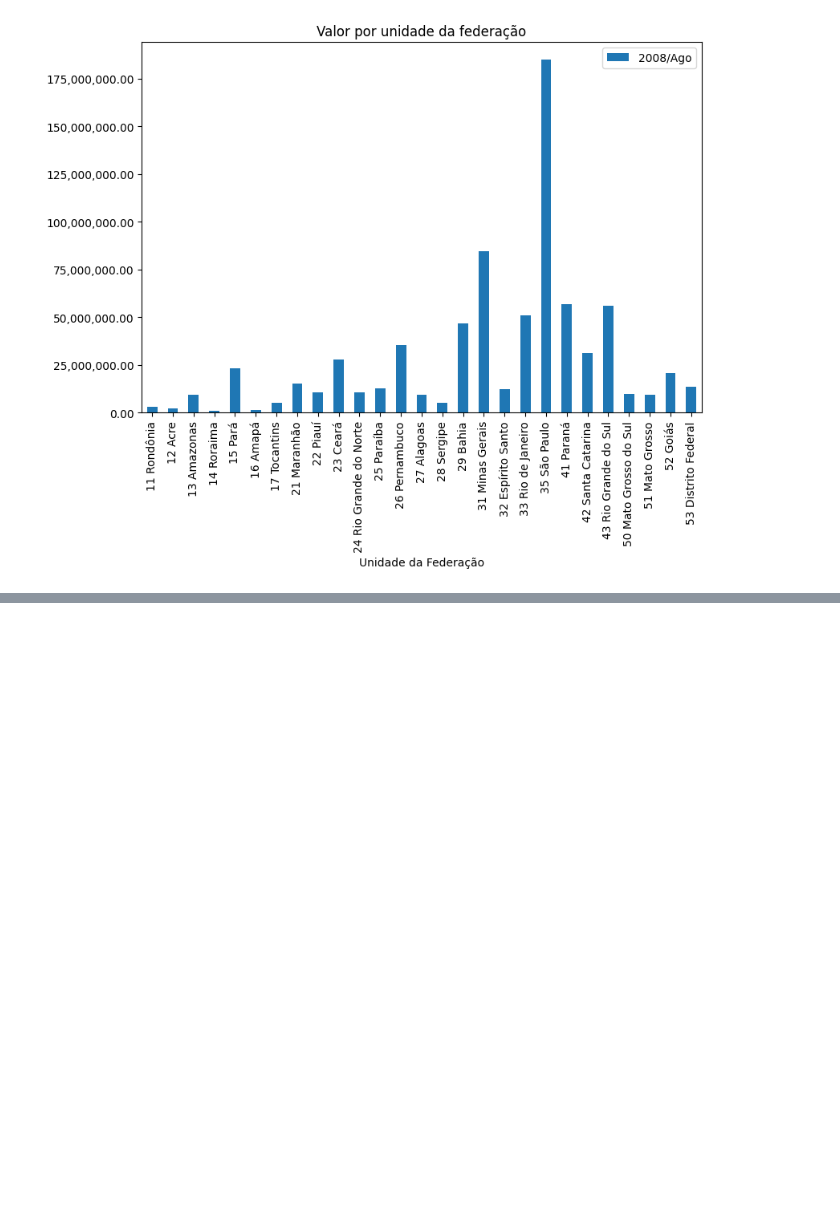
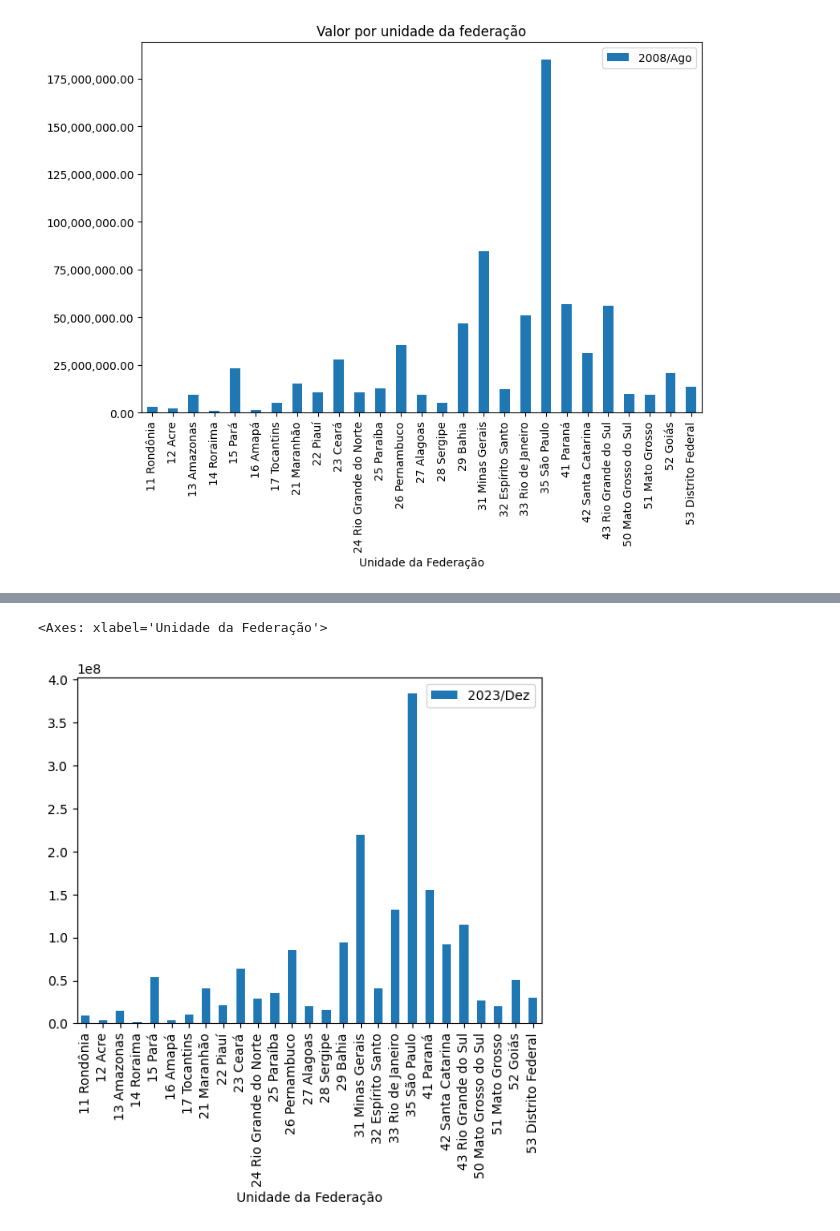
Before and after one commit to IagoCoelho/AnaliseExploratoria-PosTech, a Jupyter notebook: ProducaoHospitalar.ipynb, the cells around one changed output, grey strips where cells are left out. Saved outputs shown, nothing was run; the diff lists cells and outputs as text; code cells hidden in the pictures; blank space fills up the shorter version.

```diff
--- a/ProducaoHospitalar.ipynb
+++ b/ProducaoHospitalar.ipynb
@@ -132,0 +165,5 @@ plt.show()
+# %%
+dados.plot(x="Unidade da Federação", y="2023/Dez", kind="bar")
+# %% [output]
+<Axes: xlabel='Unidade da Federação'>
+[figure, added]
```
Also changed, not shown: parts of 25 cells of this notebook, 1 other file.
